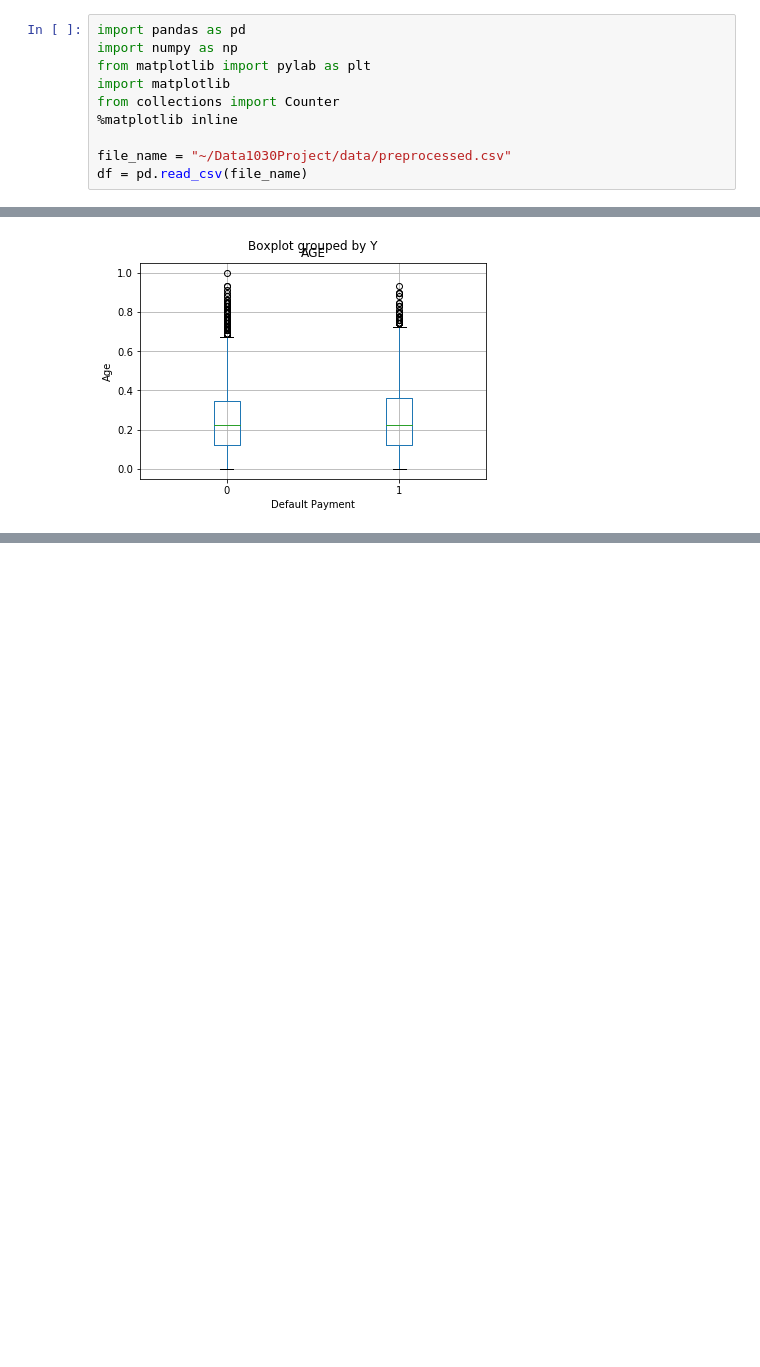
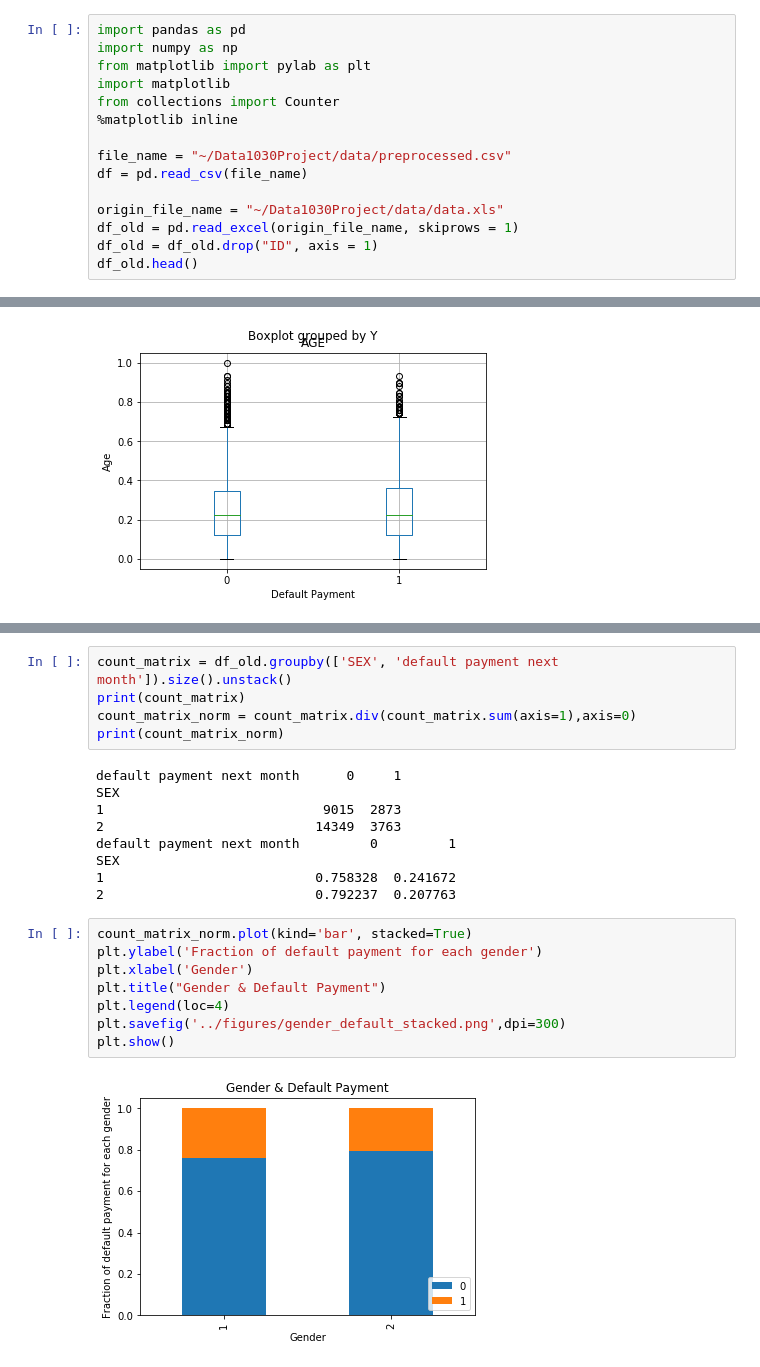
Before and after one commit to yahowang/Default-of-Credit-Card-Clients-Prediction, a Jupyter notebook: src/eda.ipynb, the cells around one changed output, grey strips where cells are left out. Cells and saved outputs as stored; diff of their text form; blank space fills up the shorter version.

```diff
--- a/src/eda.ipynb
+++ b/src/eda.ipynb
@@ -8,3 +8,8 @@ from collections import Counter
 
 file_name = "~/Data1030Project/data/preprocessed.csv"
 df = pd.read_csv(file_name)
+
+origin_file_name = "~/Data1030Project/data/data.xls"
+df_old = pd.read_excel(origin_file_name, skiprows = 1)
+df_old = df_old.drop("ID", axis = 1)
+df_old.head()
@@ -89,3 +103,27 @@ plt.tight_layout()
 plt.show()
 # %% [output]
 [figure]
+# %%
+count_matrix = df_old.groupby(['SEX', 'default payment next month']).size().unstack()
+print(count_matrix)
+count_matrix_norm = count_matrix.div(count_matrix.sum(axis=1),axis=0)
+print(count_matrix_norm)
+# %% [output]
+default payment next month      0     1
+SEX
+1                            9015  2873
+2                           14349  3763
+default payment next month         0         1
+SEX
+1                           0.758328  0.241672
+2                           0.792237  0.207763
+# %%
+count_matrix_norm.plot(kind='bar', stacked=True)
+plt.ylabel('Fraction of default payment for each gender')
+plt.xlabel('Gender')
+plt.title("Gender & Default Payment")
+plt.legend(loc=4)
+plt.savefig('../figures/gender_default_stacked.png',dpi=300)
+plt.show()
+# %% [output]
+[figure, added]
```
Also changed, not shown: parts of 4 cells of this notebook, 1 other file.
